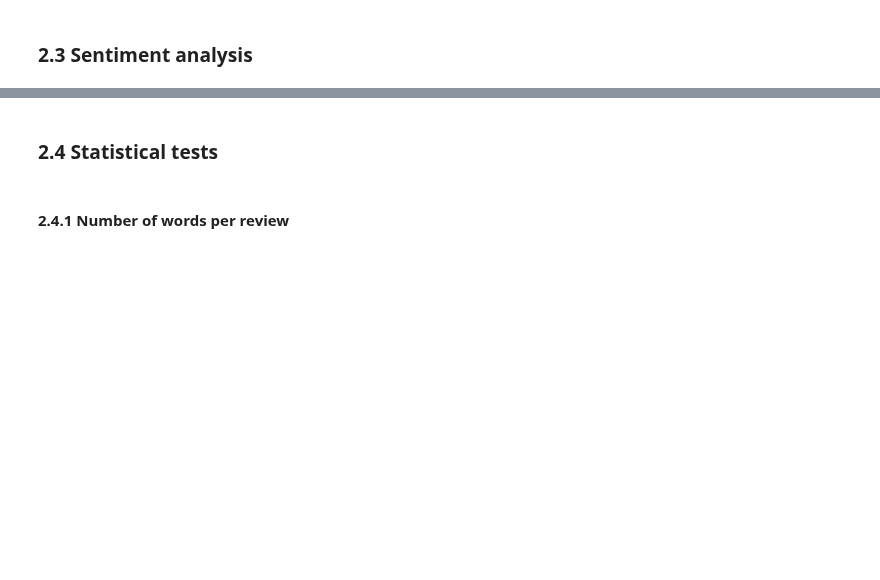
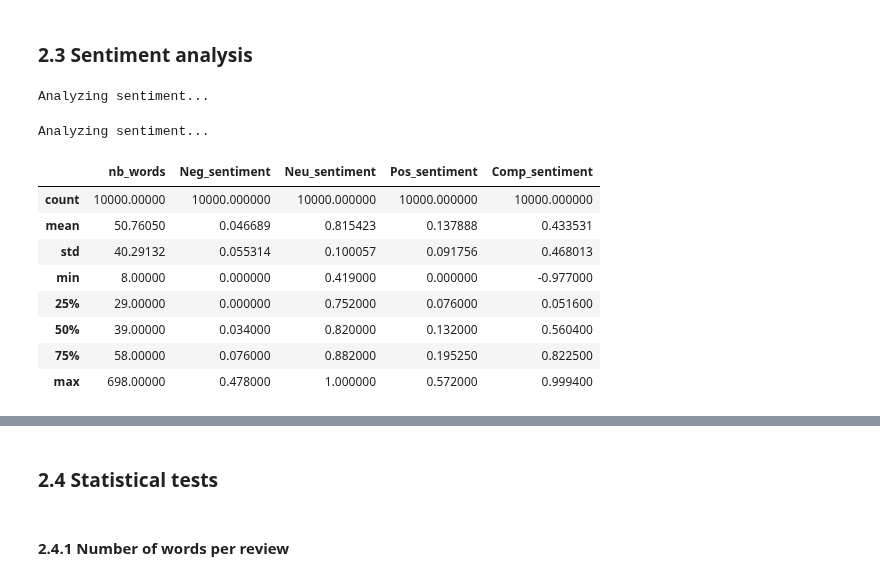
Before and after one commit to epfl-ada/ada-2023-project-remontada, a Jupyter notebook: code/main_vincent.ipynb, the cells around one changed output, grey strips where cells are left out. Saved outputs shown, nothing was run; the diff lists cells and outputs as text; code cells hidden in the pictures; blank space fills up the shorter version.

```diff
--- a/code/main_vincent.ipynb
+++ b/code/main_vincent.ipynb
@@ -1070,5 +1073,21 @@ plot_top_words(top_words_others, 'Others')
 # %% [markdown]
 ### 2.3 Sentiment analysis
+# %%
+df_texts_others_sentiment = sentiment(df_texts_others_lemmatized)
+df_texts_experts_sentiment = sentiment(df_texts_experts_lemmatized)
+# %% [output]
+Analyzing sentiment...
+Analyzing sentiment...
 # %%
-df_texts_experts[['nb_words','Neg_sentiment','Neu_sentiment','Pos_sentiment','Comp_sentiment']].describe()
+df_texts_experts_sentiment[['nb_words','Neg_sentiment','Neu_sentiment','Pos_sentiment','Comp_sentiment']].describe()
+# %% [output]
+|  | nb_words | Neg_sentiment | Neu_sentiment | Pos_sentiment | Comp_sentiment |
+| count | 10000.00000 | 10000.000000 | 10000.000000 | 10000.000000 | 10000.000000 |
+| mean | 50.76050 | 0.046689 | 0.815423 | 0.137888 | 0.433531 |
+| std | 40.29132 | 0.055314 | 0.100057 | 0.091756 | 0.468013 |
+| min | 8.00000 | 0.000000 | 0.419000 | 0.000000 | -0.977000 |
+| 25% | 29.00000 | 0.000000 | 0.752000 | 0.076000 | 0.051600 |
+| 50% | 39.00000 | 0.034000 | 0.820000 | 0.132000 | 0.560400 |
+| 75% | 58.00000 | 0.076000 | 0.882000 | 0.195250 | 0.822500 |
+| max | 698.00000 | 0.478000 | 1.000000 | 0.572000 | 0.999400 |
 # %%
```
Also changed, not shown: parts of 14 cells of this notebook, 2 other files.
